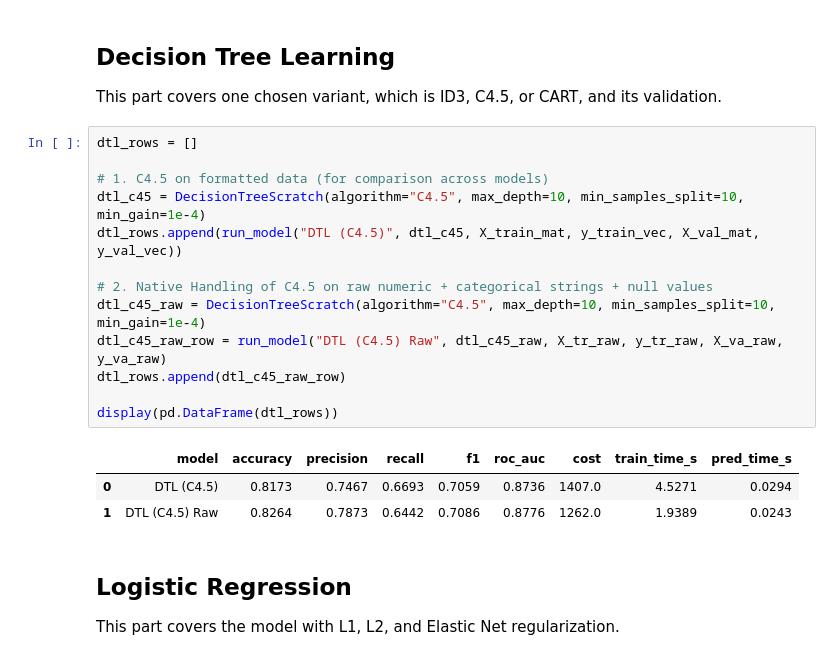
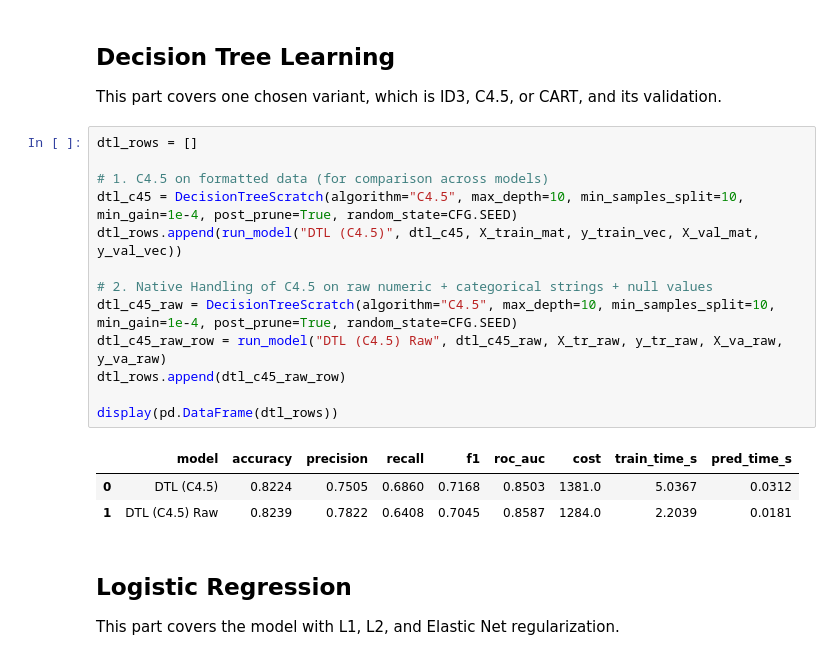
Before and after one commit to TheoMarvel/IF3170_G29_MiMHotels, a Jupyter notebook: output/Notebook_Tugas_Besar_2_IF3170_Inteligensi_Artifisial_2026_2027.ipynb, the cells around one changed output. Cells and saved outputs as stored; diff of their text form.

```diff
--- a/output/Notebook_Tugas_Besar_2_IF3170_Inteligensi_Artifisial_2026_2027.ipynb
+++ b/output/Notebook_Tugas_Besar_2_IF3170_Inteligensi_Artifisial_2026_2027.ipynb
@@ -1094,20 +1098,20 @@ This part covers one chosen variant, which is ID3, C4.5, or CART, and its valida
 # %%
 dtl_rows = []
 
 # 1. C4.5 on formatted data (for comparison across models)
-dtl_c45 = DecisionTreeScratch(algorithm="C4.5", max_depth=10, min_samples_split=10, min_gain=1e-4)
+dtl_c45 = DecisionTreeScratch(algorithm="C4.5", max_depth=10, min_samples_split=10, min_gain=1e-4, post_prune=True, random_state=CFG.SEED)
 dtl_rows.append(run_model("DTL (C4.5)", dtl_c45, X_train_mat, y_train_vec, X_val_mat, y_val_vec))
 
 # 2. Native Handling of C4.5 on raw numeric + categorical strings + null values
-dtl_c45_raw = DecisionTreeScratch(algorithm="C4.5", max_depth=10, min_samples_split=10, min_gain=1e-4)
+dtl_c45_raw = DecisionTreeScratch(algorithm="C4.5", max_depth=10, min_samples_split=10, min_gain=1e-4, post_prune=True, random_state=CFG.SEED)
 dtl_c45_raw_row = run_model("DTL (C4.5) Raw", dtl_c45_raw, X_tr_raw, y_tr_raw, X_va_raw, y_va_raw)
 dtl_rows.append(dtl_c45_raw_row)
 
 display(pd.DataFrame(dtl_rows))
 # %% [output]
 |  | model | accuracy | precision | recall | f1 | roc_auc | cost | train_time_s | pred_time_s |
-| 0 | DTL (C4.5) | 0.8173 | 0.7467 | 0.6693 | 0.7059 | 0.8736 | 1407.0 | 4.5271 | 0.0294 |
-| 1 | DTL (C4.5) Raw | 0.8264 | 0.7873 | 0.6442 | 0.7086 | 0.8776 | 1262.0 | 1.9389 | 0.0243 |
+| 0 | DTL (C4.5) | 0.8224 | 0.7505 | 0.6860 | 0.7168 | 0.8503 | 1381.0 | 5.0367 | 0.0312 |
+| 1 | DTL (C4.5) Raw | 0.8239 | 0.7822 | 0.6408 | 0.7045 | 0.8587 | 1284.0 | 2.2039 | 0.0181 |
 # %% [markdown]
 ## Logistic Regression
 
```
Also changed, not shown: parts of 22 cells of this notebook.
